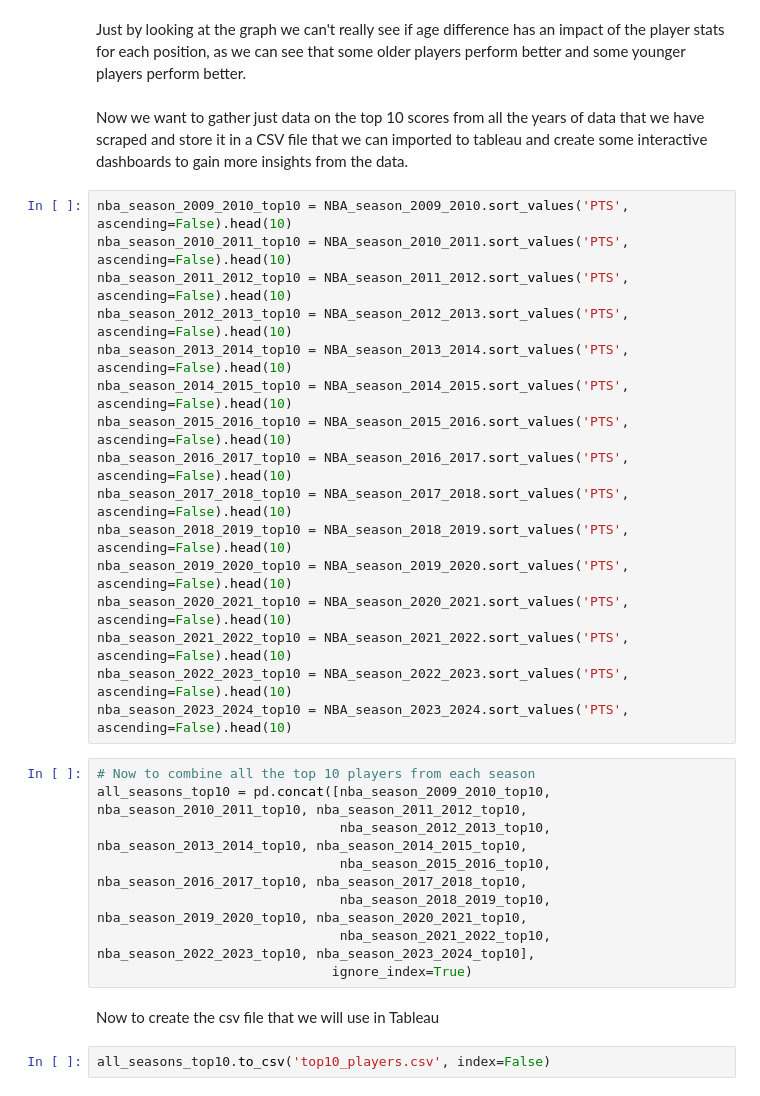
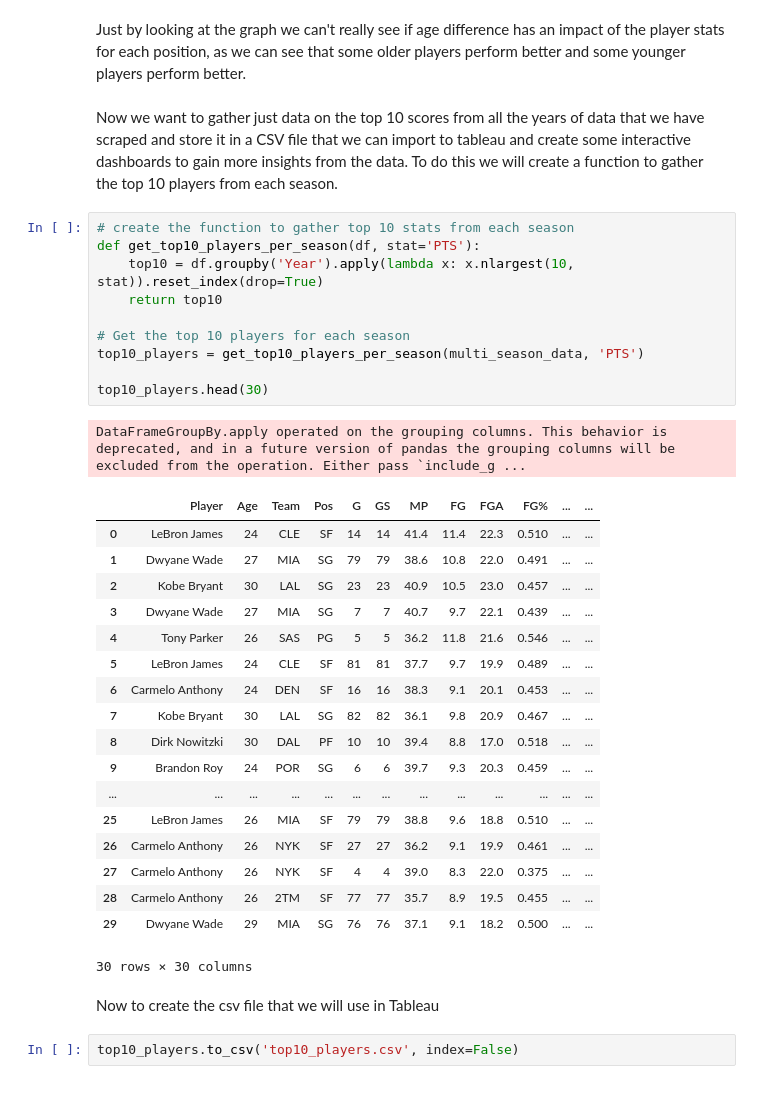
Before and after one commit to luismedina25/Web_scrape_basketball, a Jupyter notebook: nba_project.ipynb, the cells around one changed output. Saved outputs shown, nothing was run; the diff lists cells and outputs as text.

```diff
--- a/nba_project.ipynb
+++ b/nba_project.ipynb
@@ -430,32 +453,38 @@ fig.show()
 # %% [markdown]
 Just by looking at the graph we can't really see if age difference has an impact of the player stats for each position, as we can see that some older players perform better and some younger players perform better.
 # %% [markdown]
-Now we want to gather just data on the top 10 scores from all the years of data that we have scraped and store it in a CSV file that we can imported to tableau and create some interactive dashboards to gain more insights from the data.
+Now we want to gather just data on the top 10 scores from all the years of data that we have scraped and store it in a CSV file that we can import to tableau and create some interactive dashboards to gain more insights from the data. To do this we will create a function to gather the top 10 players from each season.
-# %%
-nba_season_2009_2010_top10 = NBA_season_2009_2010.sort_values('PTS', ascending=False).head(10)
-nba_season_2010_2011_top10 = NBA_season_2010_2011.sort_values('PTS', ascending=False).head(10)
-nba_season_2011_2012_top10 = NBA_season_2011_2012.sort_values('PTS', ascending=False).head(10)
-nba_season_2012_2013_top10 = NBA_season_2012_2013.sort_values('PTS', ascending=False).head(10)
-nba_season_2013_2014_top10 = NBA_season_2013_2014.sort_values('PTS', ascending=False).head(10)
-nba_season_2014_2015_top10 = NBA_season_2014_2015.sort_values('PTS', ascending=False).head(10)
-nba_season_2015_2016_top10 = NBA_season_2015_2016.sort_values('PTS', ascending=False).head(10)
-nba_season_2016_2017_top10 = NBA_season_2016_2017.sort_values('PTS', ascending=False).head(10)
-nba_season_2017_2018_top10 = NBA_season_2017_2018.sort_values('PTS', ascending=False).head(10)
-nba_season_2018_2019_top10 = NBA_season_2018_2019.sort_values('PTS', ascending=False).head(10)
-nba_season_2019_2020_top10 = NBA_season_2019_2020.sort_values('PTS', ascending=False).head(10)
-nba_season_2020_2021_top10 = NBA_season_2020_2021.sort_values('PTS', ascending=False).head(10)
-nba_season_2021_2022_top10 = NBA_season_2021_2022.sort_values('PTS', ascending=False).head(10)
-nba_season_2022_2023_top10 = NBA_season_2022_2023.sort_values('PTS', ascending=False).head(10)
-nba_season_2023_2024_top10 = NBA_season_2023_2024.sort_values('PTS', ascending=False).head(10)
-# %%
-# Now to combine all the top 10 players from each season
-all_seasons_top10 = pd.concat([nba_season_2009_2010_top10, nba_season_2010_2011_top10, nba_season_2011_2012_top10,
-                               nba_season_2012_2013_top10, nba_season_2013_2014_top10, nba_season_2014_2015_top10,
-                               nba_season_2015_2016_top10, nba_season_2016_2017_top10, nba_season_2017_2018_top10,
-                               nba_season_2018_2019_top10, nba_season_2019_2020_top10, nba_season_2020_2021_top10,
-                               nba_season_2021_2022_top10, nba_season_2022_2023_top10, nba_season_2023_2024_top10],
-                              ignore_index=True)
+# %%
+# create the function to gather top 10 stats from each season
+def get_top10_players_per_season(df, stat='PTS'):
+    top10 = df.groupby('Year').apply(lambda x: x.nlargest(10, stat)).reset_index(drop=True)
+    return top10
+
+# Get the top 10 players for each season
+top10_players = get_top10_players_per_season(multi_season_data, 'PTS')
+
+top10_players.head(30)
+# %% [output]
+DataFrameGroupBy.apply operated on the grouping columns. This behavior is deprecated, and in a future version of pandas the grouping columns will be excluded from the operation. Either pass `include_g ...
+|  | Player | Age | Team | Pos | G | GS | MP | FG | FGA | FG% | ... | ... |
+| 0 | LeBron James | 24 | CLE | SF | 14 | 14 | 41.4 | 11.4 | 22.3 | 0.510 | ... | ... |
+| 1 | Dwyane Wade | 27 | MIA | SG | 79 | 79 | 38.6 | 10.8 | 22.0 | 0.491 | ... | ... |
+| 2 | Kobe Bryant | 30 | LAL | SG | 23 | 23 | 40.9 | 10.5 | 23.0 | 0.457 | ... | ... |
+| 3 | Dwyane Wade | 27 | MIA | SG | 7 | 7 | 40.7 | 9.7 | 22.1 | 0.439 | ... | ... |
+| 4 | Tony Parker | 26 | SAS | PG | 5 | 5 | 36.2 | 11.8 | 21.6 | 0.546 | ... | ... |
+| 5 | LeBron James | 24 | CLE | SF | 81 | 81 | 37.7 | 9.7 | 19.9 | 0.489 | ... | ... |
+| 6 | Carmelo Anthony | 24 | DEN | SF | 16 | 16 | 38.3 | 9.1 | 20.1 | 0.453 | ... | ... |
+| 7 | Kobe Bryant | 30 | LAL | SG | 82 | 82 | 36.1 | 9.8 | 20.9 | 0.467 | ... | ... |
+| 8 | Dirk Nowitzki | 30 | DAL | PF | 10 | 10 | 39.4 | 8.8 | 17.0 | 0.518 | ... | ... |
+| 9 | Brandon Roy | 24 | POR | SG | 6 | 6 | 39.7 | 9.3 | 20.3 | 0.459 | ... | ... |
+| ... | ... | ... | ... | ... | ... | ... | ... | ... | ... | ... | ... | ... |
+| 25 | LeBron James | 26 | MIA | SF | 79 | 79 | 38.8 | 9.6 | 18.8 | 0.510 | ... | ... |
+| 26 | Carmelo Anthony | 26 | NYK | SF | 27 | 27 | 36.2 | 9.1 | 19.9 | 0.461 | ... | ... |
+| 27 | Carmelo Anthony | 26 | NYK | SF | 4 | 4 | 39.0 | 8.3 | 22.0 | 0.375 | ... | ... |
+| 28 | Carmelo Anthony | 26 | 2TM | SF | 77 | 77 | 35.7 | 8.9 | 19.5 | 0.455 | ... | ... |
+| 29 | Dwyane Wade | 29 | MIA | SG | 76 | 76 | 37.1 | 9.1 | 18.2 | 0.500 | ... | ... |
+30 rows × 30 columns
 # %% [markdown]
 Now to create the csv file that we will use in Tableau
 # %%
-all_seasons_top10.to_csv('top10_players.csv', index=False)
+top10_players.to_csv('top10_players.csv', index=False)
```
Also changed, not shown: parts of 24 cells of this notebook, 1 other file.
